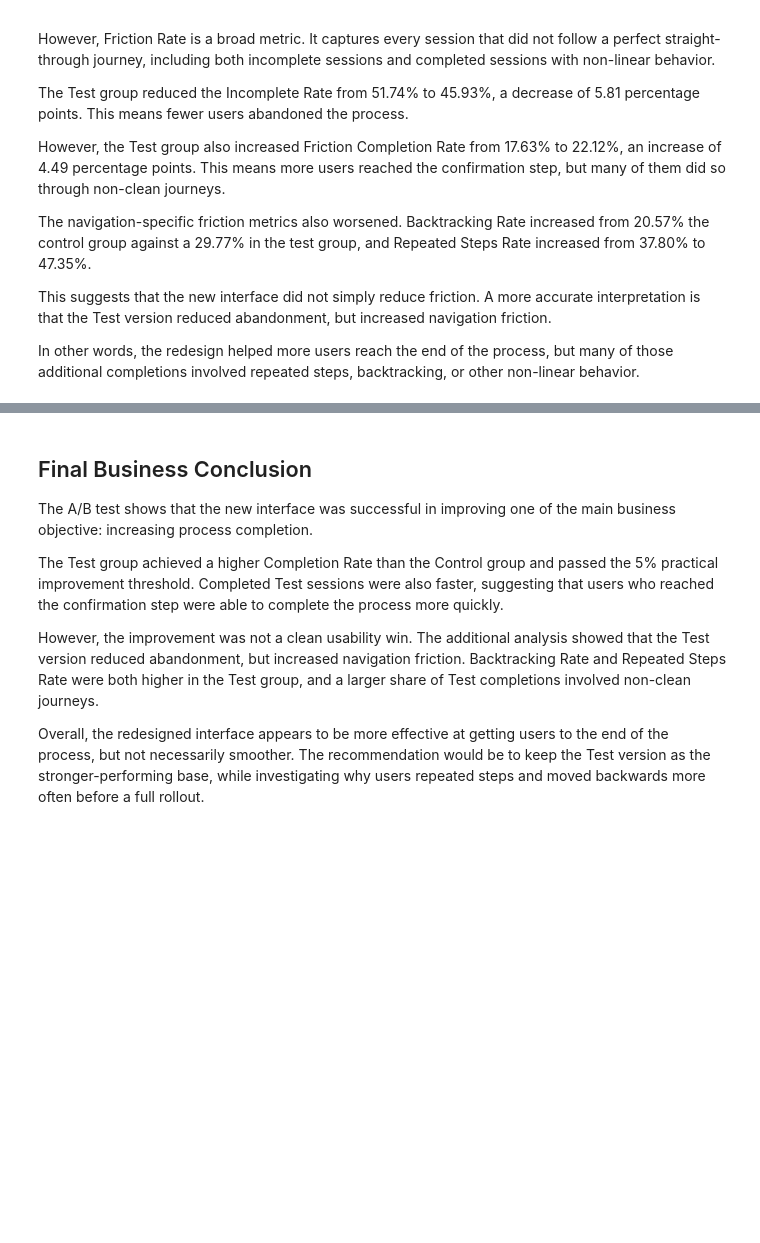
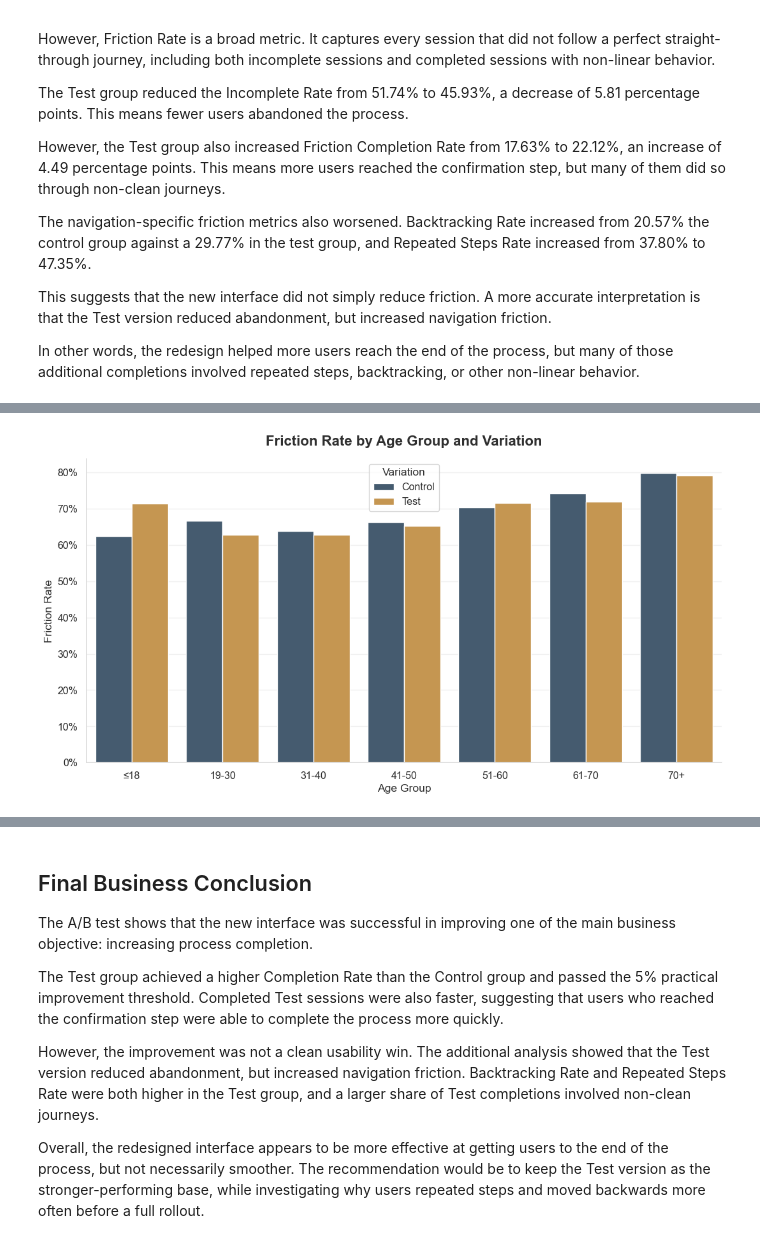
Before and after one commit to bloodnickel/Project_Vanguard_AB_Test_Analysis, a Jupyter notebook: 2_Python_Notebook/KPI_AB_Testing_Analysis.ipynb, the cells around one changed output, grey strips where cells are left out. Saved outputs shown, nothing was run; the diff lists cells and outputs as text; code cells hidden in the pictures; blank space fills up the shorter version.

Commit message:
Age balance + age friction distribution

```diff
--- a/2_Python_Notebook/KPI_AB_Testing_Analysis.ipynb
+++ b/2_Python_Notebook/KPI_AB_Testing_Analysis.ipynb
@@ -1811,0 +1972,20 @@ In other words, the redesign helped more users reach the end of the process, but
+# %%
+# =========================
+# Create age groups for friction analysis
+# =========================
+
+age_bins = [0, 18, 30, 40, 50, 60, 70, np.inf]
+age_labels = ["≤18", "19-30", "31-40", "41-50", "51-60", "61-70", "70+"]
+
+started_sessions_df = started_sessions_df.copy()
+
+started_sessions_df["age_group"] = pd.cut(
+    started_sessions_df["client_age"],
+    bins=age_bins,
+    labels=age_labels,
+    right=True
+)
+
+print("Missing age values:", started_sessions_df["client_age"].isna().sum())
+print("\nAge group distribution:")
+print(started_sessions_df["age_group"].value_counts(dropna=False).sort_index())
@@ -1811,0 +2174,32 @@ In other words, the redesign helped more users reach the end of the process, but
+# %%
+# =========================
+# Plot friction rate by age group and variation
+# =========================
+
+plt.figure(figsize=(11, 6))
+
+ax = sns.barplot(
+    data=age_friction_summary,
+    x="age_group",
+    y="friction_rate",
+    hue="variation",
+    order=age_labels,
+    palette={
+        "Control": project_palette["slate_blue"],
+        "Test": project_palette["amber"]
+    }
+)
+
+plt.title("Friction Rate by Age Group and Variation", fontsize=16, weight="bold", pad=15)
+plt.xlabel("Age Group")
+plt.ylabel("Friction Rate")
+
+ax.yaxis.set_major_formatter(lambda y, _: f"{y:.0%}")
+
+plt.legend(title="Variation")
+plt.grid(axis="y", alpha=0.3)
+sns.despine()
+plt.tight_layout()
+plt.show()
+# %% [output]
+[figure, added]
```
Also changed, not shown: parts of 17 cells of this notebook, 2 other files.
